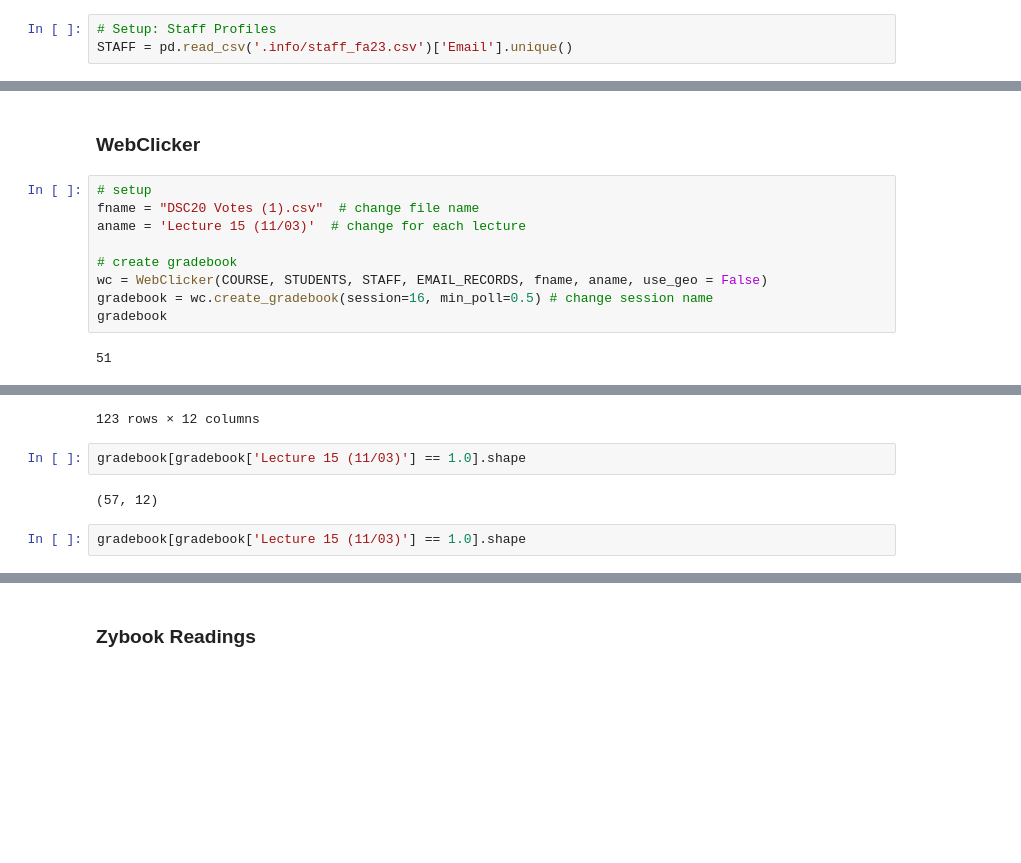
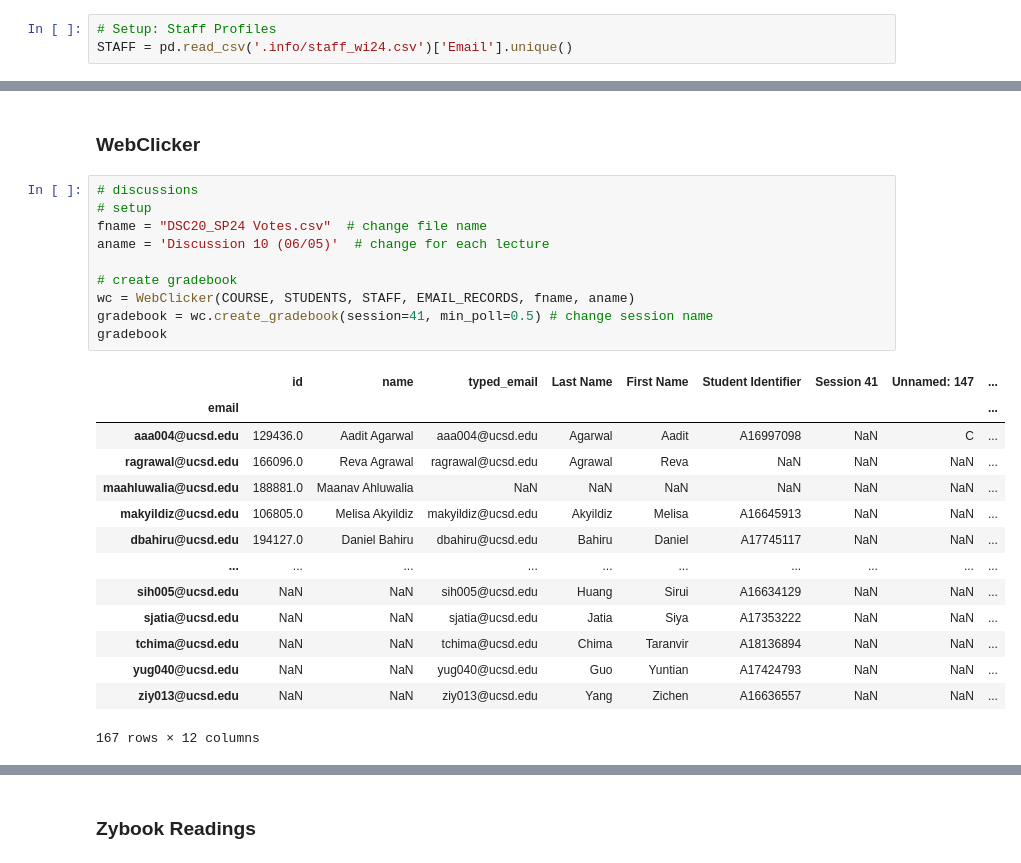
Before and after one commit to nzhang20/grades-dsc, a Jupyter notebook: enter_grades.ipynb, the cells around one changed output, grey strips where cells are left out. Cells and saved outputs as stored; diff of their text form; blank space fills up the shorter version.

```diff
--- a/enter_grades.ipynb
+++ b/enter_grades.ipynb
@@ -50,6 +50,6 @@ print(STUDENTS.shape[0])
 # %%
 # Setup: Staff Profiles
-STAFF = pd.read_csv('.info/staff_fa23.csv')['Email'].unique()
+STAFF = pd.read_csv('.info/staff_wi24.csv')['Email'].unique()
 # %%
 # Setup: Mismatched emails
 with open('.info/email_records.json') as f:
@@ -76,13 +75,27 @@ slido_lec.enter_grades()
 # %% [markdown]
 ### WebClicker
 # %%
+# discussions
 # setup
-fname = "DSC20 Votes (1).csv"  # change file name
-aname = 'Lecture 15 (11/03)'  # change for each lecture
+fname = "DSC20_SP24 Votes.csv"  # change file name
+aname = 'Discussion 10 (06/05)'  # change for each lecture
 
 # create gradebook
-wc = WebClicker(COURSE, STUDENTS, STAFF, EMAIL_RECORDS, fname, aname, use_geo = False)
-gradebook = wc.create_gradebook(session=16, min_poll=0.5) # change session name
+wc = WebClicker(COURSE, STUDENTS, STAFF, EMAIL_RECORDS, fname, aname)
+gradebook = wc.create_gradebook(session=41, min_poll=0.5) # change session name
 gradebook
 # %% [output]
+|  | id | name | typed_email | Last Name | First Name | Student Identifier | Session 41 | Unnamed: 147 | ... |
+| email |  |  |  |  |  |  |  |  | ... |
+| aaa004@ucsd.edu | 129436.0 | Aadit Agarwal | aaa004@ucsd.edu | Agarwal | Aadit | A16997098 | NaN | C | ... |
+| ragrawal@ucsd.edu | 166096.0 | Reva Agrawal | ragrawal@ucsd.edu | Agrawal | Reva | NaN | NaN | NaN | ... |
+| maahluwalia@ucsd.edu | 188881.0 | Maanav Ahluwalia | NaN | NaN | NaN | NaN | NaN | NaN | ... |
+| makyildiz@ucsd.edu | 106805.0 | Melisa Akyildiz | makyildiz@ucsd.edu | Akyildiz | Melisa | A16645913 | NaN | NaN | ... |
+| dbahiru@ucsd.edu | 194127.0 | Daniel Bahiru | dbahiru@ucsd.edu | Bahiru | Daniel | A17745117 | NaN | NaN | ... |
+| ... | ... | ... | ... | ... | ... | ... | ... | ... | ... |
+| sih005@ucsd.edu | NaN | NaN | sih005@ucsd.edu | Huang | Sirui | A16634129 | NaN | NaN | ... |
+| sjatia@ucsd.edu | NaN | NaN | sjatia@ucsd.edu | Jatia | Siya | A17353222 | NaN | NaN | ... |
+| tchima@ucsd.edu | NaN | NaN | tchima@ucsd.edu | Chima | Taranvir | A18136894 | NaN | NaN | ... |
+| yug040@ucsd.edu | NaN | NaN | yug040@ucsd.edu | Guo | Yuntian | A17424793 | NaN | NaN | ... |
+| ziy013@ucsd.edu | NaN | NaN | ziy013@ucsd.edu | Yang | Zichen | A16636557 | NaN | NaN | ... |
-51
+167 rows × 12 columns
@@ -102,7 +101,0 @@ gradebook
-123 rows × 12 columns
-# %%
-gradebook[gradebook['Lecture 15 (11/03)'] == 1.0].shape
-# %% [output]
-(57, 12)
-# %%
-gradebook[gradebook['Lecture 15 (11/03)'] == 1.0].shape
```
Also changed, not shown: parts of 9 cells of this notebook, 1 other file.
